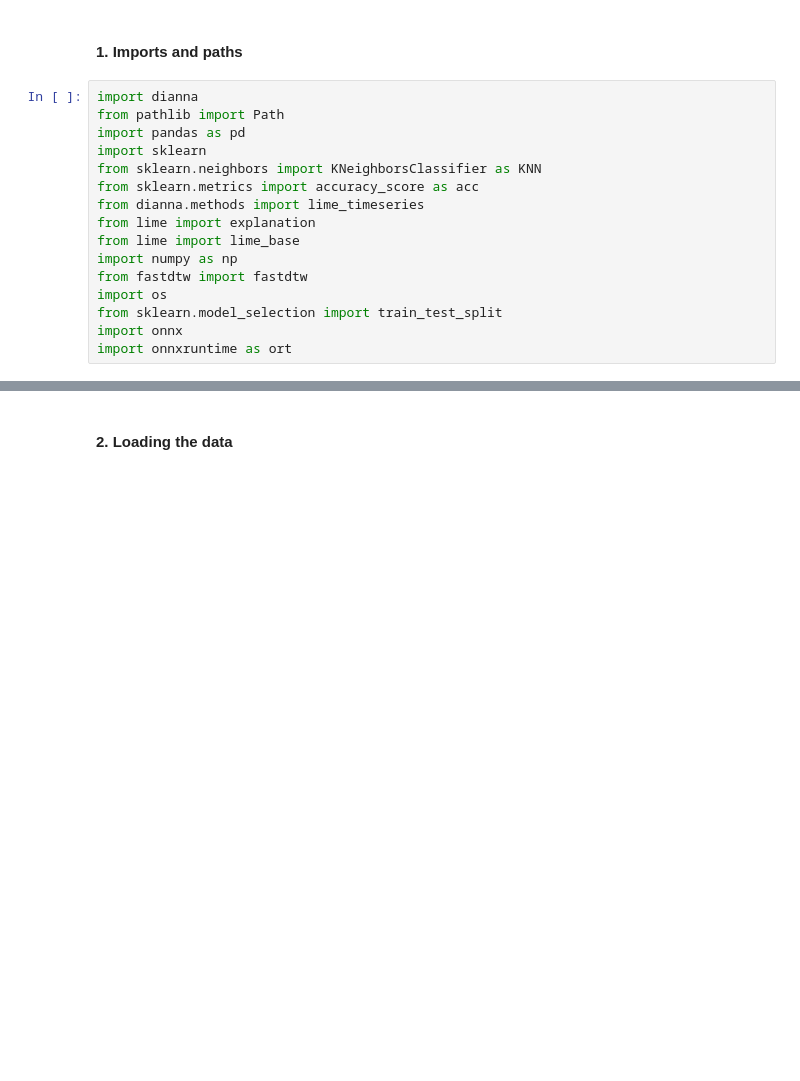
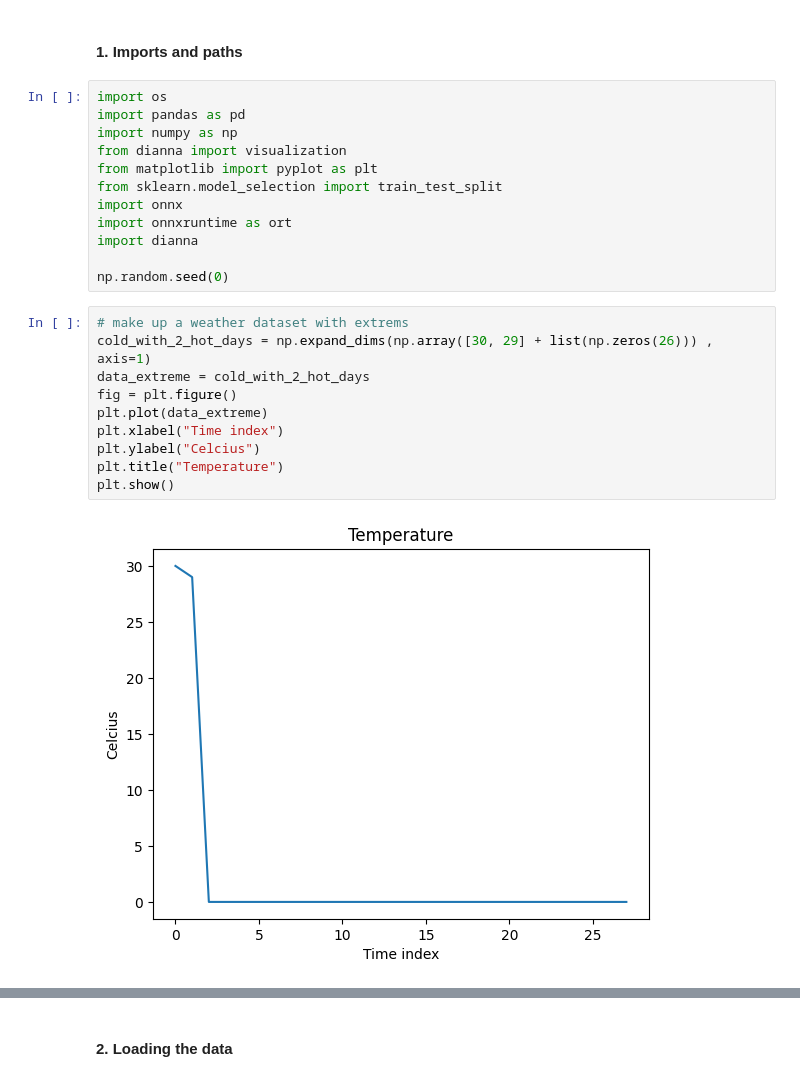
Before and after one commit to dianna-ai/dianna, a Jupyter notebook: tutorials/lime_timeseries_weather.ipynb, the cells around one changed output, grey strips where cells are left out. Cells and saved outputs as stored; diff of their text form; blank space fills up the shorter version.

```diff
--- a/tutorials/lime_timeseries_weather.ipynb
+++ b/tutorials/lime_timeseries_weather.ipynb
@@ -10,18 +10,26 @@ LIME (Local Interpretable Model-agnostic Explanations) is an explainable-AI meth
 # %% [markdown]
 #### 1. Imports and paths
 # %%
-import dianna
-from pathlib import Path
+import os
 import pandas as pd
-import sklearn
-from sklearn.neighbors import KNeighborsClassifier as KNN
-from sklearn.metrics import accuracy_score as acc
-from dianna.methods import lime_timeseries
-from lime import explanation
-from lime import lime_base
 import numpy as np
-from fastdtw import fastdtw
-import os
+from dianna import visualization
+from matplotlib import pyplot as plt
 from sklearn.model_selection import train_test_split
 import onnx
 import onnxruntime as ort
+import dianna
+
+np.random.seed(0)
+# %%
+# make up a weather dataset with extrems
+cold_with_2_hot_days = np.expand_dims(np.array([30, 29] + list(np.zeros(26))) , axis=1)
+data_extreme = cold_with_2_hot_days
+fig = plt.figure()
+plt.plot(data_extreme)
+plt.xlabel("Time index")
+plt.ylabel("Celcius")
+plt.title("Temperature")
+plt.show()
+# %% [output]
+[figure, added]
```
Also changed, not shown: parts of 4 cells of this notebook, 2 other files.
